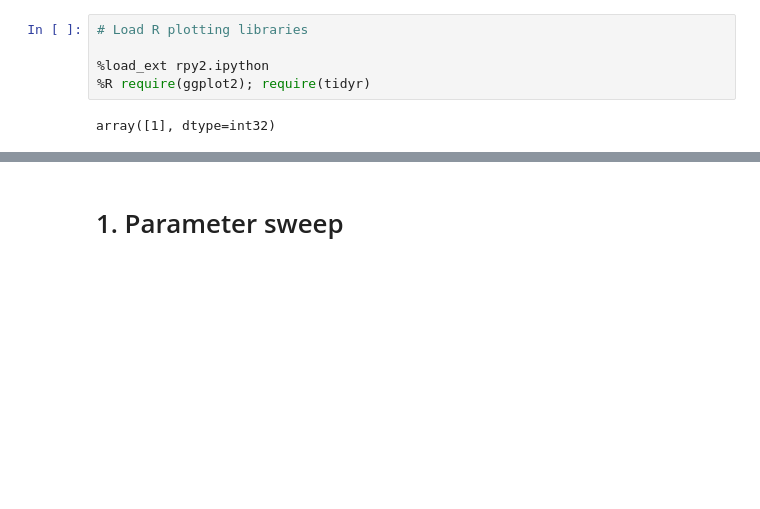
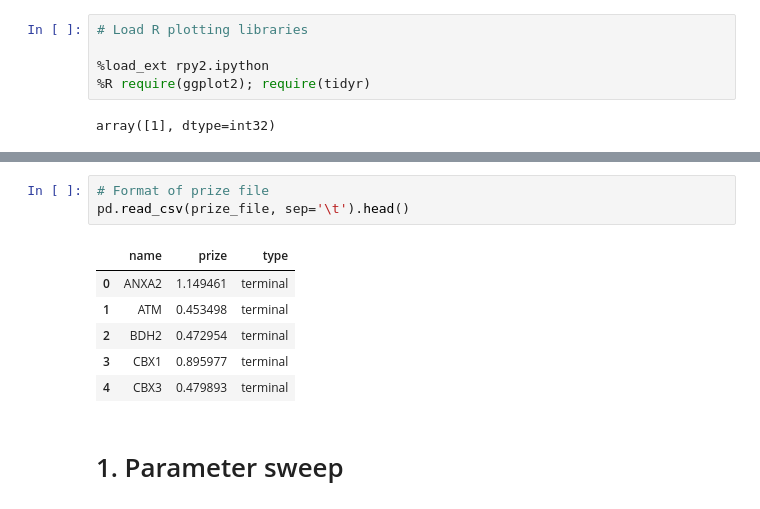
Before and after one commit to fraenkel-lab/OmicsIntegrator2, a Jupyter notebook: example/OI2_pipeline.ipynb, the cells around one changed output, grey strips where cells are left out. Cells and saved outputs as stored; diff of their text form; blank space fills up the shorter version.

```diff
--- a/example/OI2_pipeline.ipynb
+++ b/example/OI2_pipeline.ipynb
@@ -122,2 +194,12 @@ Arguments:
+# %%
+# Format of prize file
+pd.read_csv(prize_file, sep='\t').head()
+# %% [output]
+|  | name | prize | type |
+| 0 | ANXA2 | 1.149461 | terminal |
+| 1 | ATM | 0.453498 | terminal |
+| 2 | BDH2 | 0.472954 | terminal |
+| 3 | CBX1 | 0.895977 | terminal |
+| 4 | CBX3 | 0.479893 | terminal |
 # %% [markdown]
 # 1. Parameter sweep
```
Also changed, not shown: parts of 20 cells of this notebook.
